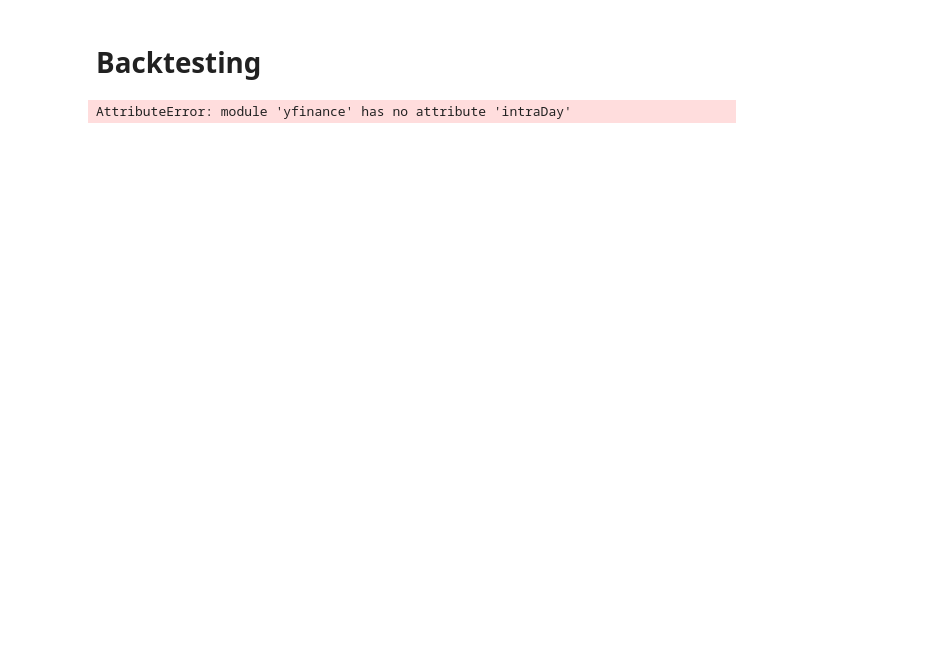
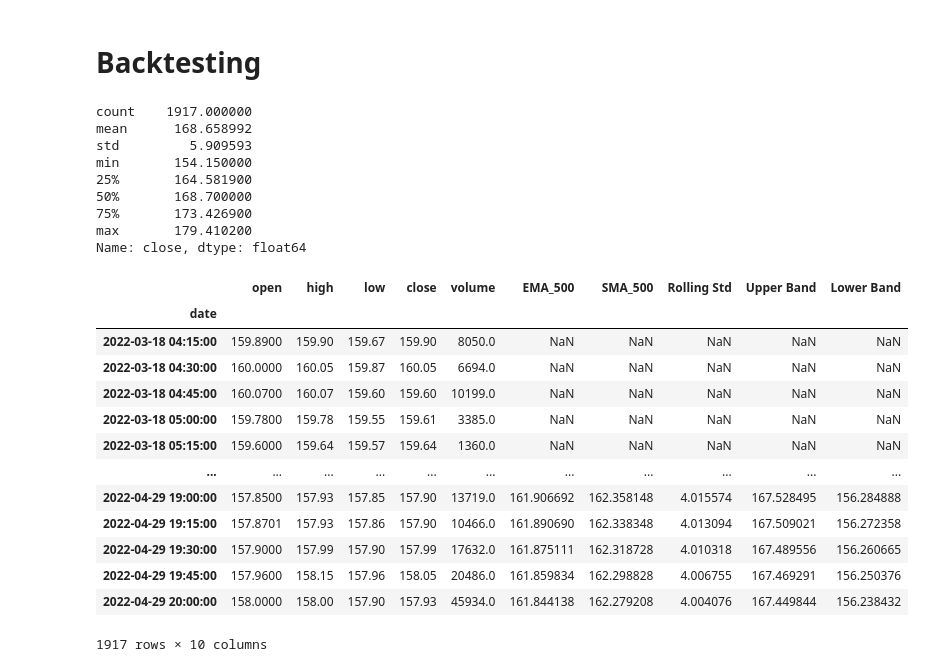
Before and after one commit to tharshikan/QuantitativeTrading, a Jupyter notebook: notebooks/Backtesting.ipynb, the cells around one changed output. Drawn from its saved outputs; the diff is of its cells as text; code cells hidden in the pictures; blank space fills up the shorter version.

```diff
--- a/notebooks/Backtesting.ipynb
+++ b/notebooks/Backtesting.ipynb
@@ -15,8 +22,0 @@ import yfinance as yf
-# %%
-#get data from yahoo finance
-ticker = 'AAPL'
-start = '2020-01-01'
-end = '2020-04-30'
-data = yf.intraDay(ticker, start=start, end=end)
-# %% [output]
-AttributeError: module 'yfinance' has no attribute 'intraDay'
@@ -22,0 +40,38 @@ AttributeError: module 'yfinance' has no attribute 'intraDay'
+# %%
+LAG =500
+def getEMA_SMA_BANDS(df, period):
+    df['EMA_'+str(period)] = df['close'].ewm(span=period,min_periods=period).mean()
+    df['SMA_'+str(period)] = df['close'].rolling(window=period).mean()
+    df['Rolling Std'] = df['close'].rolling(window=period).std()
+    df['Upper Band'] = df['EMA_'+str(period)] + (df['Rolling Std']*1.4)
+    df['Lower Band'] = df['EMA_'+str(period)] - (df['Rolling Std']*1.4)
+    # df = df[period:]
+    return df
+getEMA_SMA_BANDS(df_5, LAG)
+getEMA_SMA_BANDS(df_15, LAG)
+print(df_15['close'].describe())
+df_15
+# %% [output]
+count    1917.000000
+mean      168.658992
+std         5.909593
+min       154.150000
+25%       164.581900
+50%       168.700000
+75%       173.426900
+max       179.410200
+Name: close, dtype: float64
+|  | open | high | low | close | volume | EMA_500 | SMA_500 | Rolling Std | Upper Band | Lower Band |
+| date |  |  |  |  |  |  |  |  |  |  |
+| 2022-03-18 04:15:00 | 159.8900 | 159.90 | 159.67 | 159.90 | 8050.0 | NaN | NaN | NaN | NaN | NaN |
+| 2022-03-18 04:30:00 | 160.0000 | 160.05 | 159.87 | 160.05 | 6694.0 | NaN | NaN | NaN | NaN | NaN |
+| 2022-03-18 04:45:00 | 160.0700 | 160.07 | 159.60 | 159.60 | 10199.0 | NaN | NaN | NaN | NaN | NaN |
+| 2022-03-18 05:00:00 | 159.7800 | 159.78 | 159.55 | 159.61 | 3385.0 | NaN | NaN | NaN | NaN | NaN |
+| 2022-03-18 05:15:00 | 159.6000 | 159.64 | 159.57 | 159.64 | 1360.0 | NaN | NaN | NaN | NaN | NaN |
+| ... | ... | ... | ... | ... | ... | ... | ... | ... | ... | ... |
+| 2022-04-29 19:00:00 | 157.8500 | 157.93 | 157.85 | 157.90 | 13719.0 | 161.906692 | 162.358148 | 4.015574 | 167.528495 | 156.284888 |
+| 2022-04-29 19:15:00 | 157.8701 | 157.93 | 157.86 | 157.90 | 10466.0 | 161.890690 | 162.338348 | 4.013094 | 167.509021 | 156.272358 |
+| 2022-04-29 19:30:00 | 157.9000 | 157.99 | 157.90 | 157.99 | 17632.0 | 161.875111 | 162.318728 | 4.010318 | 167.489556 | 156.260665 |
+| 2022-04-29 19:45:00 | 157.9600 | 158.15 | 157.96 | 158.05 | 20486.0 | 161.859834 | 162.298828 | 4.006755 | 167.469291 | 156.250376 |
+| 2022-04-29 20:00:00 | 158.0000 | 158.00 | 157.90 | 157.93 | 45934.0 | 161.844138 | 162.279208 | 4.004076 | 167.449844 | 156.238432 |
+1917 rows × 10 columns
```
Also changed, not shown: parts of 5 cells of this notebook.
